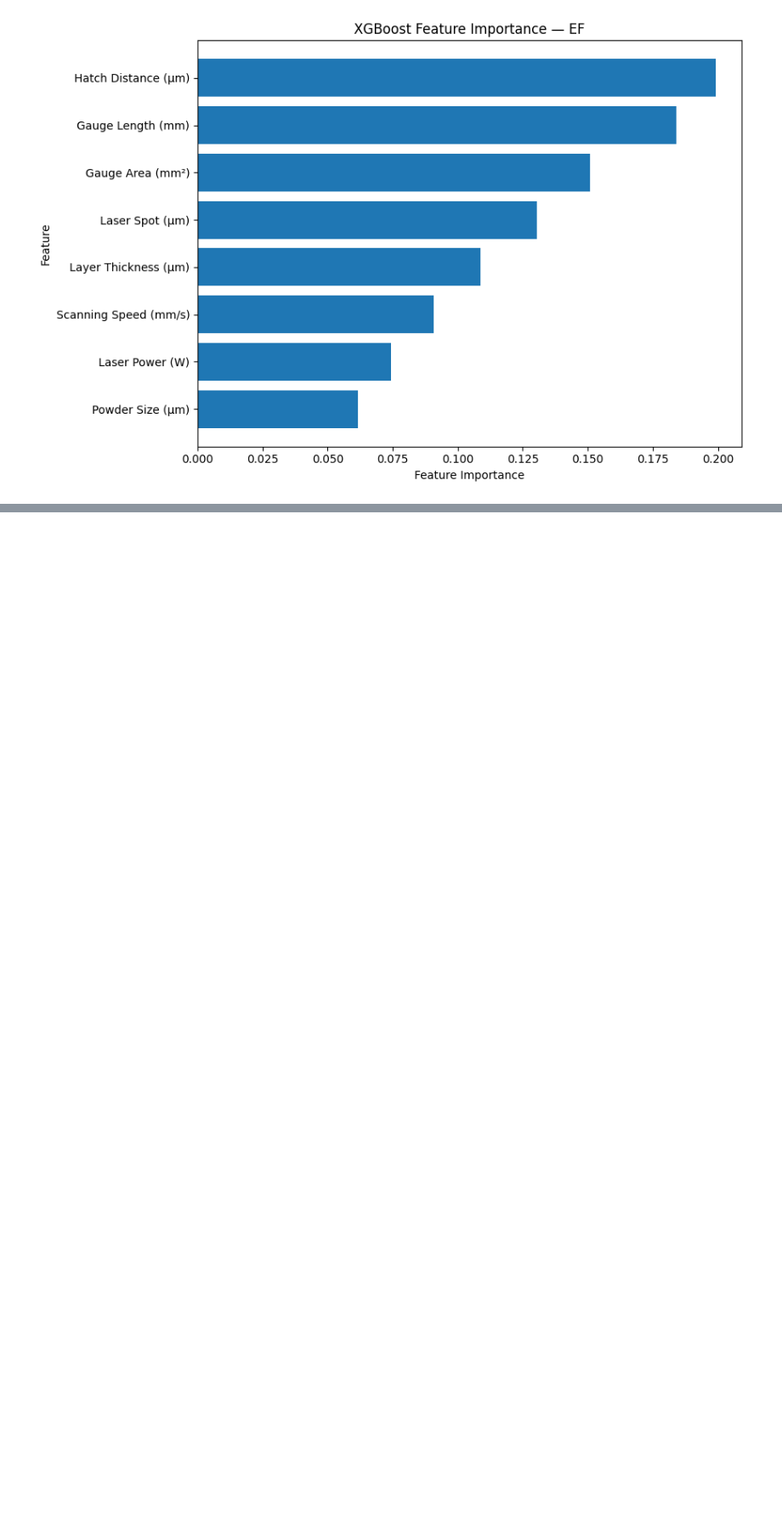
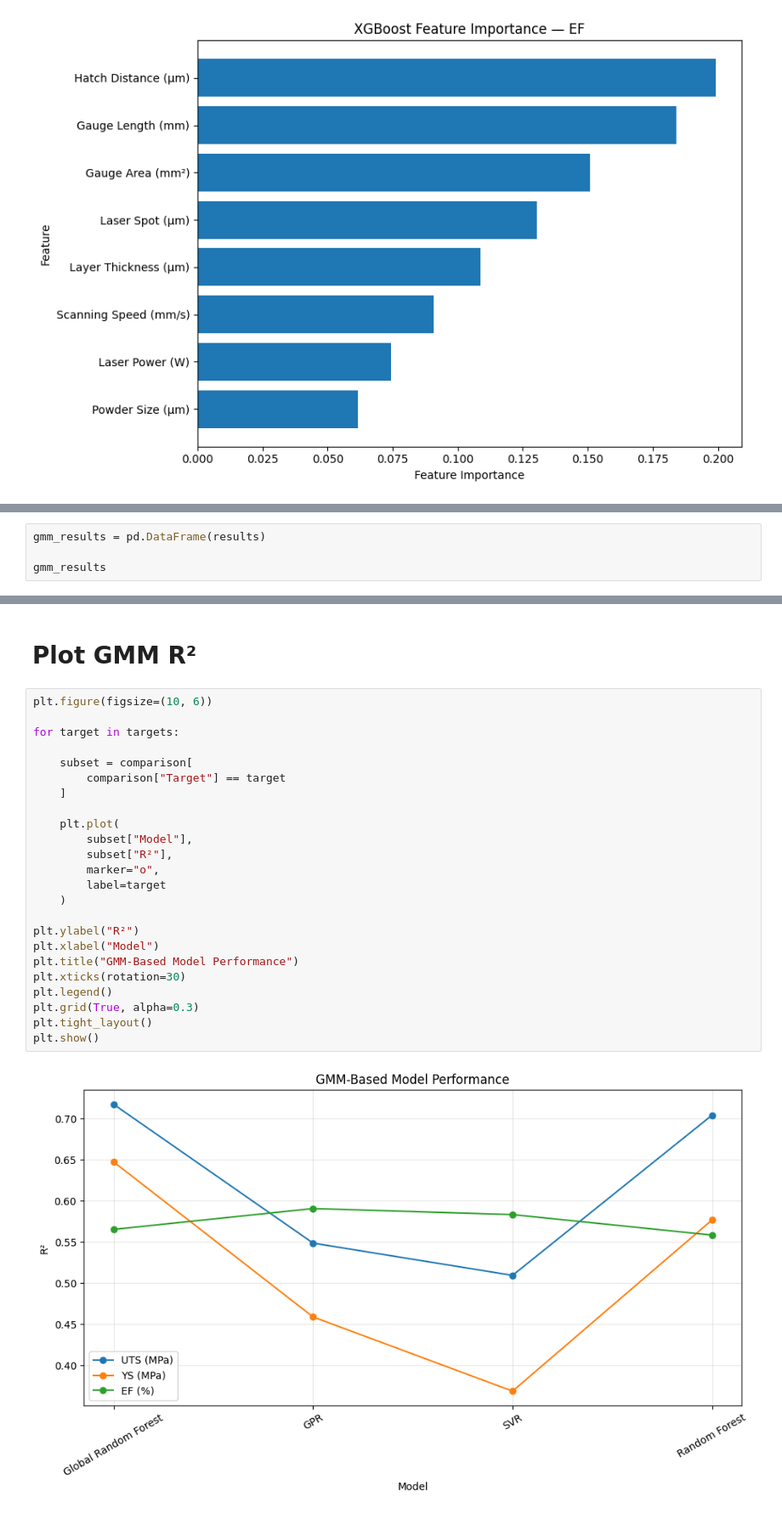
Before and after one commit to AdityaKarippadathUdai/ML-Based-Ti6Al4V-Process-Optimization, a Jupyter notebook: ML_Based_Ti6Al4V_Process_Optimization.ipynb, the cells around one changed output, grey strips where cells are left out. Shown at 85% size. Saved outputs shown, nothing was run; the diff lists cells and outputs as text; blank space fills up the shorter version.

```diff
--- a/ML_Based_Ti6Al4V_Process_Optimization.ipynb
+++ b/ML_Based_Ti6Al4V_Process_Optimization.ipynb
@@ -1450,0 +1754,4 @@ for target in ["UTS", "YS", "EF"]:
+# %%
+gmm_results = pd.DataFrame(results)
+
+gmm_results
@@ -1450,0 +1816,28 @@ for target in ["UTS", "YS", "EF"]:
+# %% [markdown]
+# Plot GMM R²
+# %%
+plt.figure(figsize=(10, 6))
+
+for target in targets:
+
+    subset = comparison[
+        comparison["Target"] == target
+    ]
+
+    plt.plot(
+        subset["Model"],
+        subset["R²"],
+        marker="o",
+        label=target
+    )
+
+plt.ylabel("R²")
+plt.xlabel("Model")
+plt.title("GMM-Based Model Performance")
+plt.xticks(rotation=30)
+plt.legend()
+plt.grid(True, alpha=0.3)
+plt.tight_layout()
+plt.show()
+# %% [output]
+[figure, added]
```
Also changed, not shown: parts of 12 cells of this notebook.
